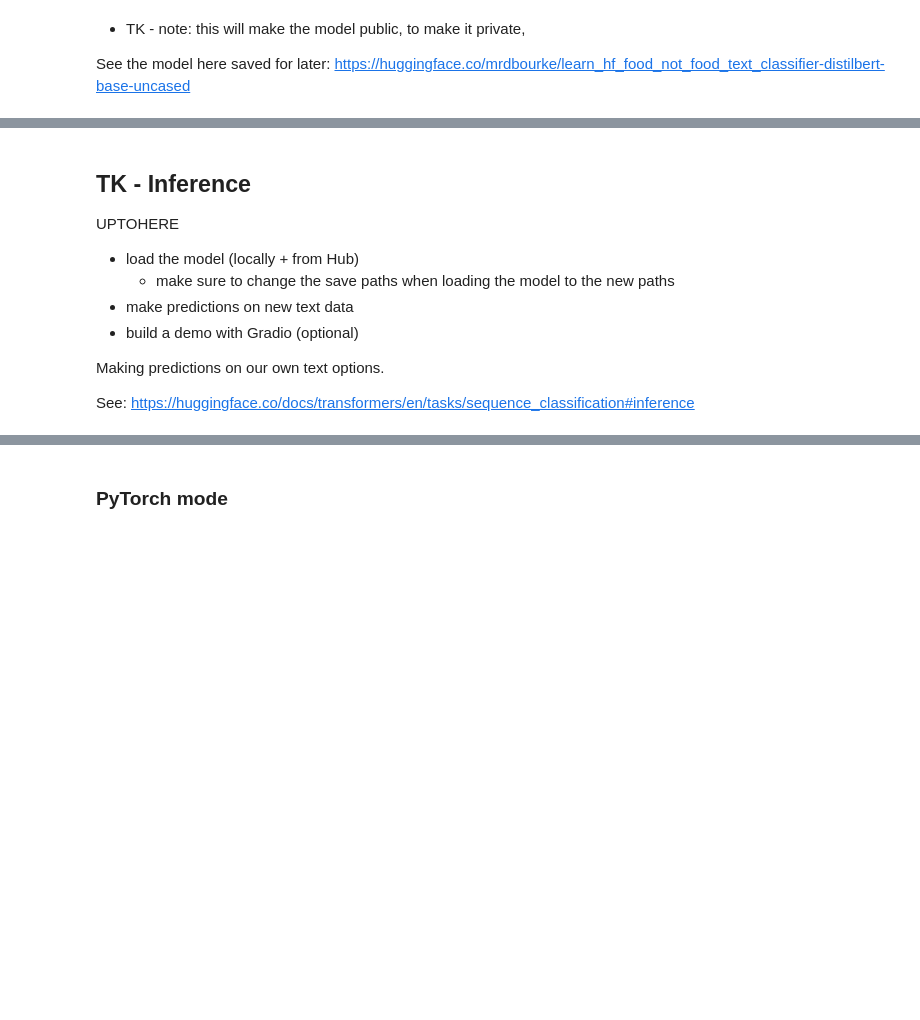
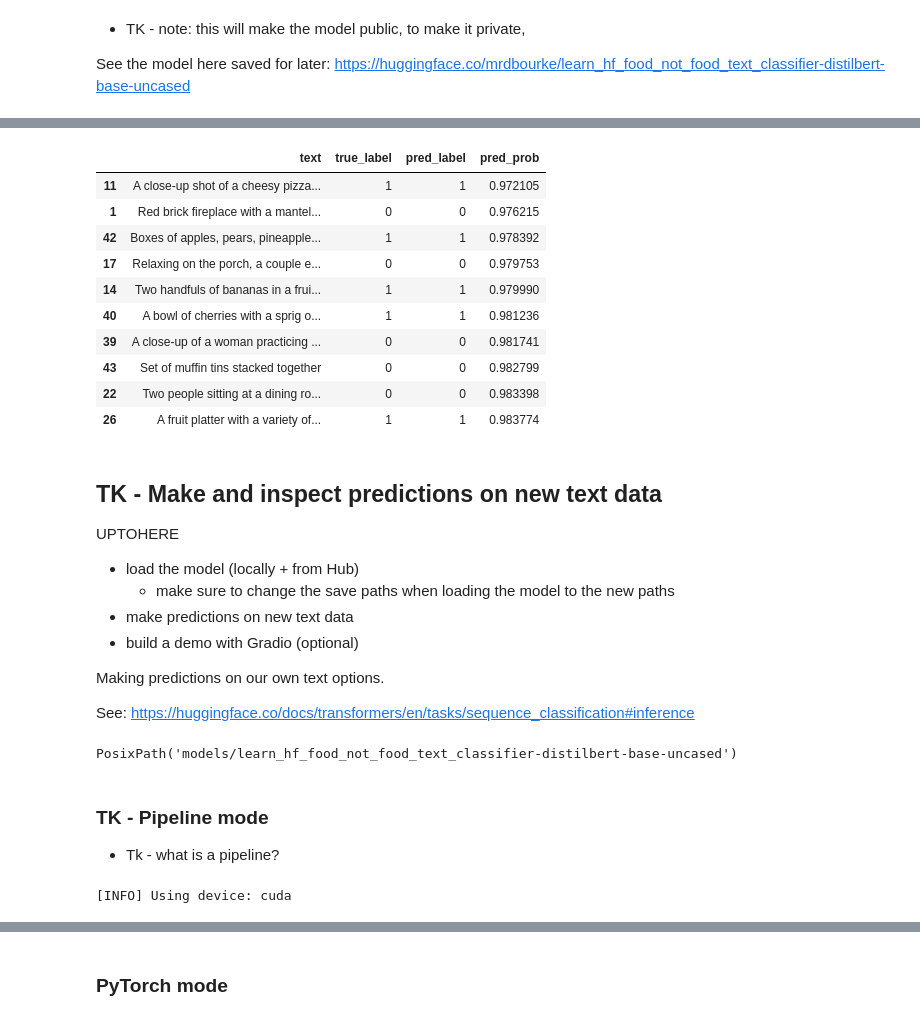
Before and after one commit to mrdbourke/learn-huggingface, a Jupyter notebook: notebooks/hugging_face_text_classification_tutorial.ipynb, the cells around one changed output, grey strips where cells are left out. Drawn from its saved outputs; the diff is of its cells as text; code cells hidden in the pictures; blank space fills up the shorter version.

Commit message:
update hf text classification notebook

```diff
--- a/notebooks/hugging_face_text_classification_tutorial.ipynb
+++ b/notebooks/hugging_face_text_classification_tutorial.ipynb
@@ -393,0 +585,5 @@ See the model here saved for later: https://huggingface.co/mrdbourke/learn_hf_fo
+# %%
+# Perform predictions on the test set
+predictions_all = trainer.predict(tokenized_dataset["test"])
+prediction_metrics = predictions_all.metrics
+prediction_metrics
@@ -393,0 +621,11 @@ See the model here saved for later: https://huggingface.co/mrdbourke/learn_hf_fo
+# %%
+import torch
+pred_probs = torch.softmax(torch.tensor(predictions_all.predictions), dim=1)
+pred_labels = np.argmax(predictions_all.predictions, axis=1)
+true_labels = dataset["test"]["label"]
+
+# Calculate accuracy
+from sklearn.metrics import accuracy_score
+
+accuracy = accuracy_score(true_labels, pred_labels)
+accuracy
@@ -393,0 +634,10 @@ See the model here saved for later: https://huggingface.co/mrdbourke/learn_hf_fo
+# %%
+# Make a DataFrame of test predictions
+test_predictions_df = pd.DataFrame({
+    "text": dataset["test"]["text"],
+    "true_label": true_labels,
+    "pred_label": pred_labels,
+    "pred_prob": torch.max(pred_probs, dim=1).values
+})
+
+test_predictions_df.head()
@@ -394,5 +651,21 @@ See the model here saved for later: https://huggingface.co/mrdbourke/learn_hf_fo
+# %%
+# Show 10 examples with low prediction probability
+# TK - this is good to find samples where the model is unsure
+test_predictions_df.sort_values("pred_prob").head(10)
+# %% [output]
+|  | text | true_label | pred_label | pred_prob |
+| 11 | A close-up shot of a cheesy pizza... | 1 | 1 | 0.972105 |
+| 1 | Red brick fireplace with a mantel... | 0 | 0 | 0.976215 |
+| 42 | Boxes of apples, pears, pineapple... | 1 | 1 | 0.978392 |
+| 17 | Relaxing on the porch, a couple e... | 0 | 0 | 0.979753 |
+| 14 | Two handfuls of bananas in a frui... | 1 | 1 | 0.979990 |
+| 40 | A bowl of cherries with a sprig o... | 1 | 1 | 0.981236 |
+| 39 | A close-up of a woman practicing ... | 0 | 0 | 0.981741 |
+| 43 | Set of muffin tins stacked together | 0 | 0 | 0.982799 |
+| 22 | Two people sitting at a dining ro... | 0 | 0 | 0.983398 |
+| 26 | A fruit platter with a variety of... | 1 | 1 | 0.983774 |
 # %% [markdown]
-## TK - Inference
+## TK - Make and inspect predictions on new text data
 
 UPTOHERE
 - load the model (locally + from Hub)
@@ -403,3 +676,7 @@ UPTOHERE
 Making predictions on our own text options.
 
 See: https://huggingface.co/docs/transformers/en/tasks/sequence_classification#inference
+# %%
+model_save_dir
+# %% [output]
+PosixPath('models/learn_hf_food_not_food_text_classifier-distilbert-base-uncased')
@@ -405,0 +689,24 @@ See: https://huggingface.co/docs/transformers/en/tasks/sequence_classification#i
+# %% [markdown]
+### TK - Pipeline mode
+
+* Tk - what is a pipeline?
+# %%
+# TODO: TK - set device agnostic code for CUDA/Mac/CPU?
+def set_device():
+    """
+    Set device to CUDA if available, else MPS (Mac), else CPU.
+
+    This defaults to using the best available device (usually).
+    """
+    if torch.cuda.is_available():
+        device = torch.device("cuda")
+    elif torch.backends.mps.is_available() and torch.backends.mps.is_built():
+        device = torch.device("mps")
+    else:
+        device = torch.device("cpu")
+    return device
+
+DEVICE = set_device()
+print(f"[INFO] Using device: {DEVICE}")
+# %% [output]
+[INFO] Using device: cuda
```
Also changed, not shown: parts of 79 cells of this notebook.
